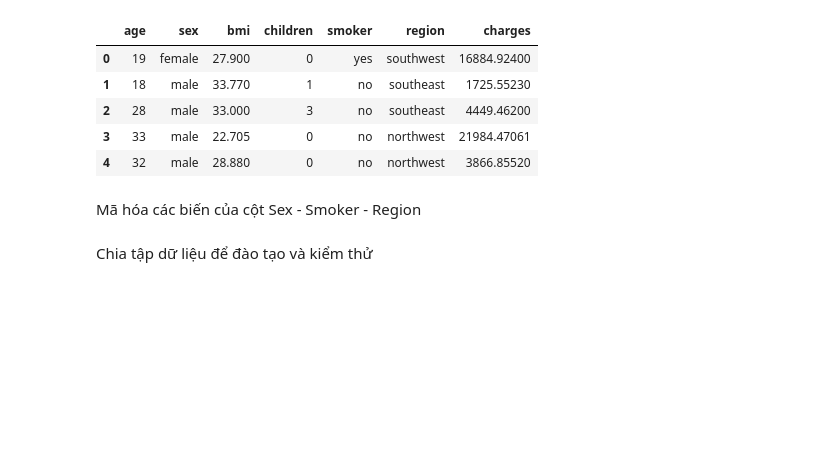
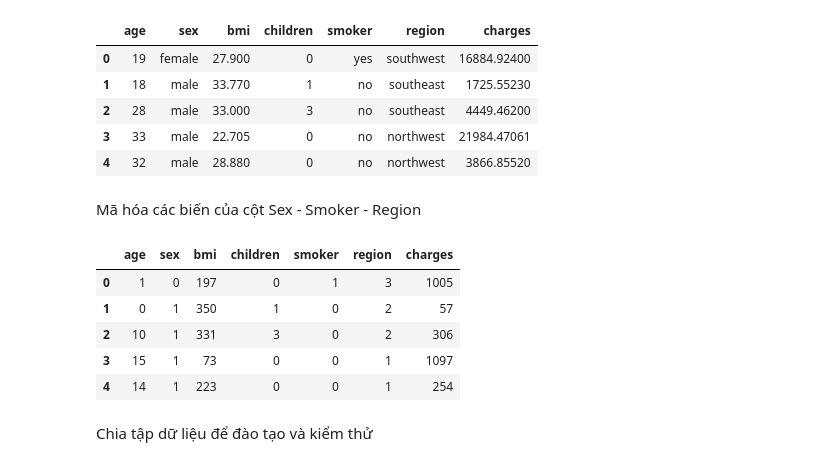
Before and after one commit to tranlybuu/BaiTap, a Jupyter notebook: 2022/pj2.ipynb, the cells around one changed output. Cells and saved outputs as stored; diff of their text form; code cells hidden in the pictures; blank space fills up the shorter version.

```diff
--- a/2022/pj2.ipynb
+++ b/2022/pj2.ipynb
@@ -22,6 +22,15 @@ Mã hóa các biến của cột Sex - Smoker - Region
 # %%
 from sklearn import preprocessing
 df = df1[df1.columns[:]].apply(preprocessing.LabelEncoder().fit_transform)
+# %%
+df.head(5)
+# %% [output]
+|  | age | sex | bmi | children | smoker | region | charges |
+| 0 | 1 | 0 | 197 | 0 | 1 | 3 | 1005 |
+| 1 | 0 | 1 | 350 | 1 | 0 | 2 | 57 |
+| 2 | 10 | 1 | 331 | 3 | 0 | 2 | 306 |
+| 3 | 15 | 1 | 73 | 0 | 0 | 1 | 1097 |
+| 4 | 14 | 1 | 223 | 0 | 0 | 1 | 254 |
 # %% [markdown]
 Chia tập dữ liệu để đào tạo và kiểm thử
 # %%
```
Also changed, not shown: parts of 1 cell of this notebook.
